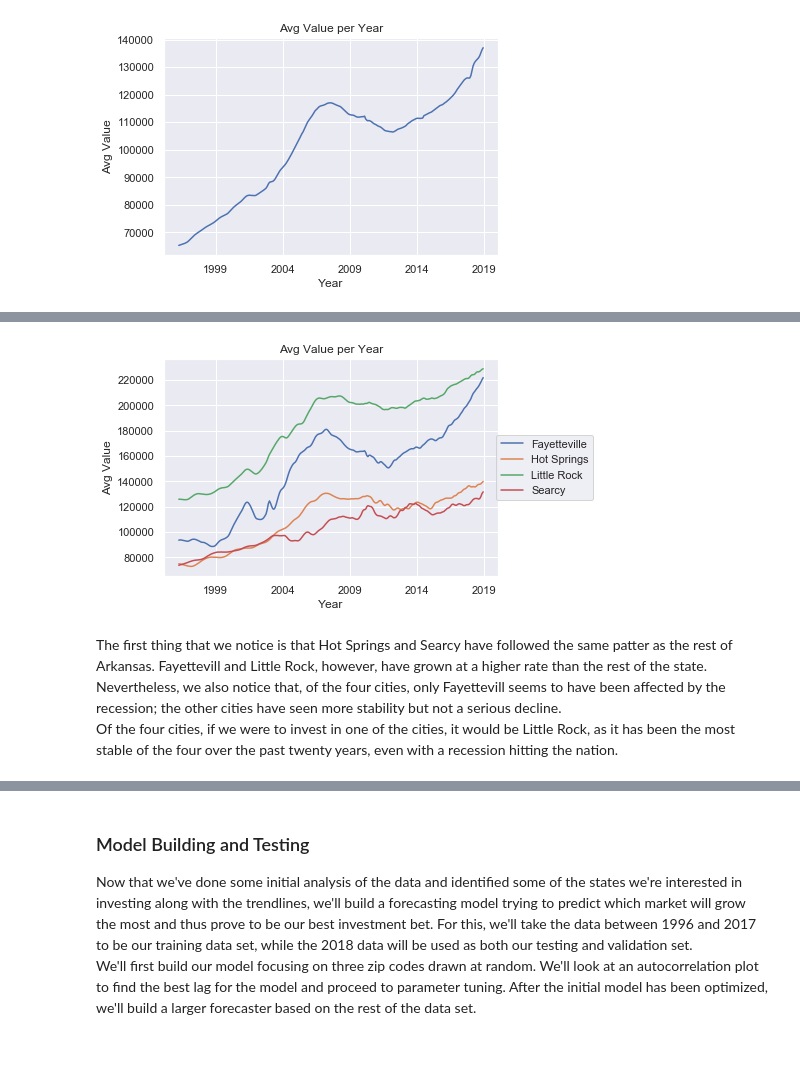
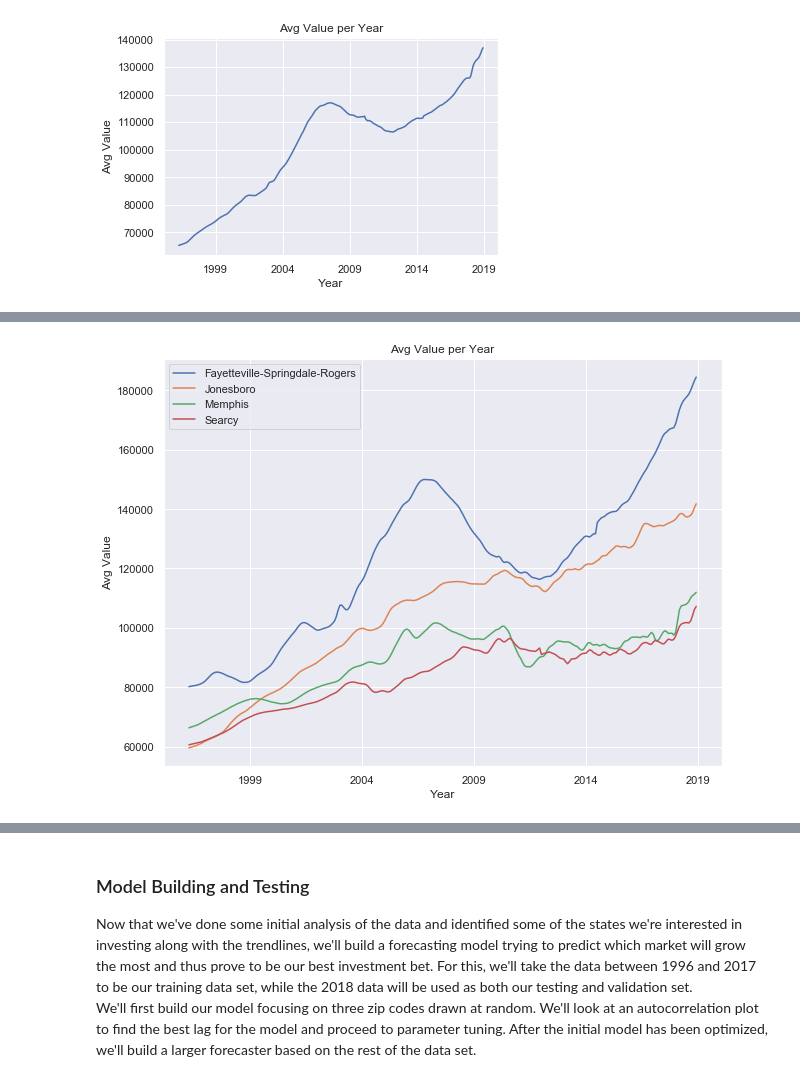
Before and after one commit to MartnAR/IST718, a Jupyter notebook: Labs/Alonso_Lab2_2019/Lab 2 Project.ipynb, the cells around one changed output, grey strips where cells are left out. Cells and saved outputs as stored; diff of their text form; code cells hidden in the pictures; blank space fills up the shorter version.

```diff
--- a/Labs/Alonso_Lab2_2019/Lab 2 Project.ipynb
+++ b/Labs/Alonso_Lab2_2019/Lab 2 Project.ipynb
@@ -444,26 +487,23 @@ Now let's check how the four cities mentioned above compare to the rest of Arkan
 # %%
-# Keep metro areas of Fayetteville, Hot Springs, Little Rock, Searcy
-arkansas_metro = arkansas[(arkansas['City']=='Fayetteville') |
-                          (arkansas['City']=='Hot Springs') |
-                          (arkansas['City']=='Little Rock') |
-                          (arkansas['City']=='Searcy')]
+# Keep metro areas of Jonesboro, FSR, Searcy, and Memphis
+arkansas_metro = arkansas[(arkansas['Metro']=='Jonesboro') |
+                          (arkansas['Metro']=='Fayetteville-Springdale-Rogers') |
+                          (arkansas['Metro']=='Searcy') |
+                          (arkansas['Metro']=='Memphis')]
 
 # Calculate average household value of the metro areas and plot
-arkansas_metro_avg = arkansas_metro.groupby(['date', 'City'])['value'].mean()
+arkansas_metro_avg = arkansas_metro.groupby(['date', 'Metro'])['value'].mean()
 arkansas_metro_avg = arkansas_metro_avg.reset_index()
 
 # Pivot the table
-arkansas_metro_avg_pivot = arkansas_metro_avg.pivot(index='date', columns='City', values='value')
+arkansas_metro_avg_pivot = arkansas_metro_avg.pivot(index='date', columns='Metro', values='value')
 
 # Plot
-arkansas_metro_avg_pivot.plot()
+arkansas_metro_avg_pivot.plot(figsize=(10,7.5))
 _ = plt.xlabel('Year')
 _ = plt.ylabel('Avg Value')
 _ = plt.title('Avg Value per Year')
-plt.legend(loc='right', bbox_to_anchor=[1.3, 0.5])
+plt.legend(loc='upper left')
 plt.show()
 # %% [output]
-[figure, old version]
+[figure, new version]
-# %% [markdown]
-The first thing that we notice is that Hot Springs and Searcy have followed the same patter as the rest of Arkansas. Fayettevill and Little Rock, however, have grown at a higher rate than the rest of the state. Nevertheless, we also notice that, of the four cities, only Fayettevill seems to have been affected by the recession; the other cities have seen more stability but not a serious decline.
-Of the four cities, if we were to invest in one of the cities, it would be Little Rock, as it has been the most stable of the four over the past twenty years, even with a recession hitting the nation.
```
Also changed, not shown: parts of 39 cells of this notebook.
